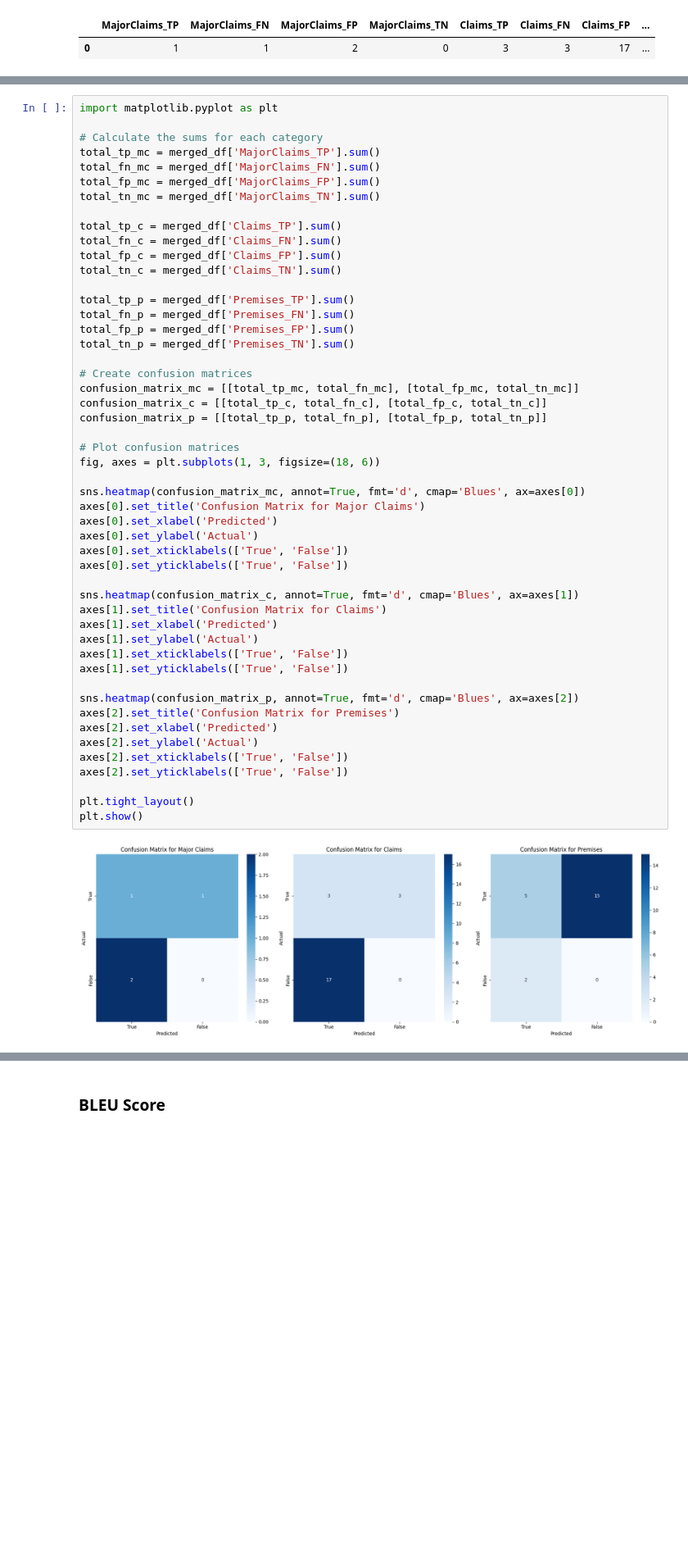
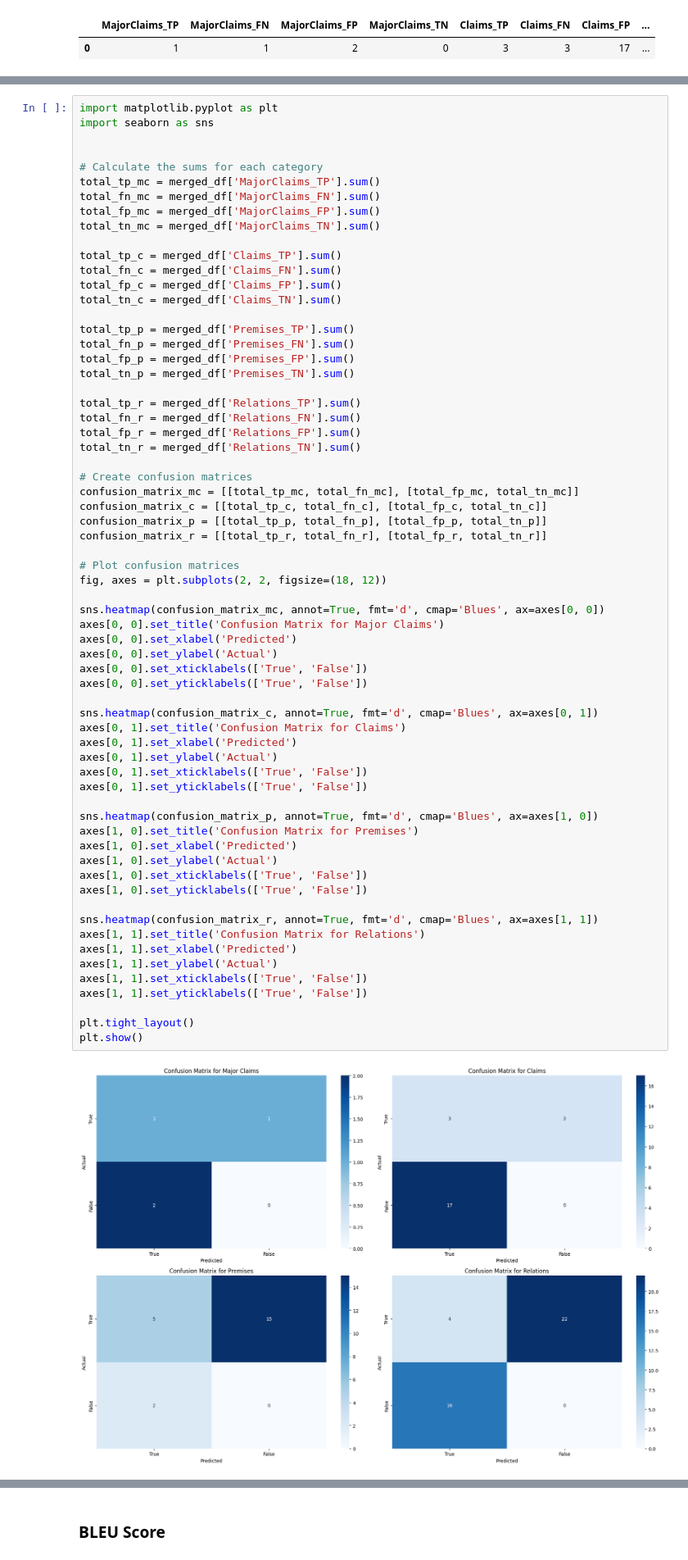
Before and after one commit to BF-DS/argument-mining, a Jupyter notebook: openai-test.ipynb, the cells around one changed output, grey strips where cells are left out. Shown at 82% size. Cells and saved outputs as stored; diff of their text form; blank space fills up the shorter version.

Commit message:
confusion matrix for argument relations

```diff
--- a/openai-test.ipynb
+++ b/openai-test.ipynb
@@ -810,55 +922,70 @@ merged_df[['MajorClaims_TP', 'MajorClaims_FN', 'MajorClaims_FP', 'MajorClaims_TN
 # %%
 import matplotlib.pyplot as plt
+import seaborn as sns
+
 
 # Calculate the sums for each category
 total_tp_mc = merged_df['MajorClaims_TP'].sum()
 total_fn_mc = merged_df['MajorClaims_FN'].sum()
 total_fp_mc = merged_df['MajorClaims_FP'].sum()
 total_tn_mc = merged_df['MajorClaims_TN'].sum()
 
 total_tp_c = merged_df['Claims_TP'].sum()
 total_fn_c = merged_df['Claims_FN'].sum()
 total_fp_c = merged_df['Claims_FP'].sum()
 total_tn_c = merged_df['Claims_TN'].sum()
 
 total_tp_p = merged_df['Premises_TP'].sum()
 total_fn_p = merged_df['Premises_FN'].sum()
 total_fp_p = merged_df['Premises_FP'].sum()
 total_tn_p = merged_df['Premises_TN'].sum()
 
+total_tp_r = merged_df['Relations_TP'].sum()
+total_fn_r = merged_df['Relations_FN'].sum()
+total_fp_r = merged_df['Relations_FP'].sum()
+total_tn_r = merged_df['Relations_TN'].sum()
+
 # Create confusion matrices
 confusion_matrix_mc = [[total_tp_mc, total_fn_mc], [total_fp_mc, total_tn_mc]]
 confusion_matrix_c = [[total_tp_c, total_fn_c], [total_fp_c, total_tn_c]]
 confusion_matrix_p = [[total_tp_p, total_fn_p], [total_fp_p, total_tn_p]]
+confusion_matrix_r = [[total_tp_r, total_fn_r], [total_fp_r, total_tn_r]]
 
 # Plot confusion matrices
-fig, axes = plt.subplots(1, 3, figsize=(18, 6))
+fig, axes = plt.subplots(2, 2, figsize=(18, 12))
 
-sns.heatmap(confusion_matrix_mc, annot=True, fmt='d', cmap='Blues', ax=axes[0])
-axes[0].set_title('Confusion Matrix for Major Claims')
-axes[0].set_xlabel('Predicted')
-axes[0].set_ylabel('Actual')
-axes[0].set_xticklabels(['True', 'False'])
-axes[0].set_yticklabels(['True', 'False'])
+sns.heatmap(confusion_matrix_mc, annot=True, fmt='d', cmap='Blues', ax=axes[0, 0])
+axes[0, 0].set_title('Confusion Matrix for Major Claims')
+axes[0, 0].set_xlabel('Predicted')
+axes[0, 0].set_ylabel('Actual')
+axes[0, 0].set_xticklabels(['True', 'False'])
+axes[0, 0].set_yticklabels(['True', 'False'])
 
-sns.heatmap(confusion_matrix_c, annot=True, fmt='d', cmap='Blues', ax=axes[1])
-axes[1].set_title('Confusion Matrix for Claims')
-axes[1].set_xlabel('Predicted')
-axes[1].set_ylabel('Actual')
-axes[1].set_xticklabels(['True', 'False'])
-axes[1].set_yticklabels(['True', 'False'])
+sns.heatmap(confusion_matrix_c, annot=True, fmt='d', cmap='Blues', ax=axes[0, 1])
+axes[0, 1].set_title('Confusion Matrix for Claims')
+axes[0, 1].set_xlabel('Predicted')
+axes[0, 1].set_ylabel('Actual')
+axes[0, 1].set_xticklabels(['True', 'False'])
+axes[0, 1].set_yticklabels(['True', 'False'])
 
-sns.heatmap(confusion_matrix_p, annot=True, fmt='d', cmap='Blues', ax=axes[2])
-axes[2].set_title('Confusion Matrix for Premises')
-axes[2].set_xlabel('Predicted')
-axes[2].set_ylabel('Actual')
-axes[2].set_xticklabels(['True', 'False'])
-axes[2].set_yticklabels(['True', 'False'])
+sns.heatmap(confusion_matrix_p, annot=True, fmt='d', cmap='Blues', ax=axes[1, 0])
+axes[1, 0].set_title('Confusion Matrix for Premises')
+axes[1, 0].set_xlabel('Predicted')
+axes[1, 0].set_ylabel('Actual')
+axes[1, 0].set_xticklabels(['True', 'False'])
+axes[1, 0].set_yticklabels(['True', 'False'])
+
+sns.heatmap(confusion_matrix_r, annot=True, fmt='d', cmap='Blues', ax=axes[1, 1])
+axes[1, 1].set_title('Confusion Matrix for Relations')
+axes[1, 1].set_xlabel('Predicted')
+axes[1, 1].set_ylabel('Actual')
+axes[1, 1].set_xticklabels(['True', 'False'])
+axes[1, 1].set_yticklabels(['True', 'False'])
 
 plt.tight_layout()
 plt.show()
 # %% [output]
-[figure, old version]
+[figure, new version]
 # %%
 count_major_claims_eval = len(merged_df['major_claims_eval'].values[0])
 count_major_claims_os = len(merged_df['major_claims_os'].values[0])
```
Also changed, not shown: parts of 22 cells of this notebook.
